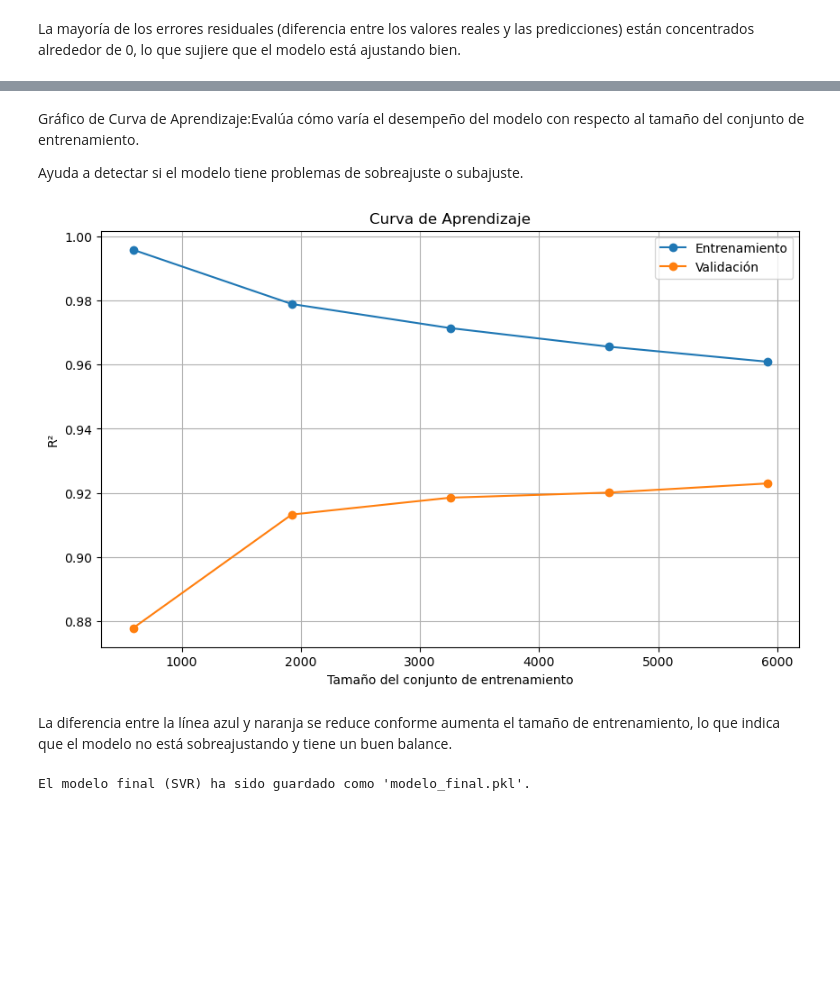
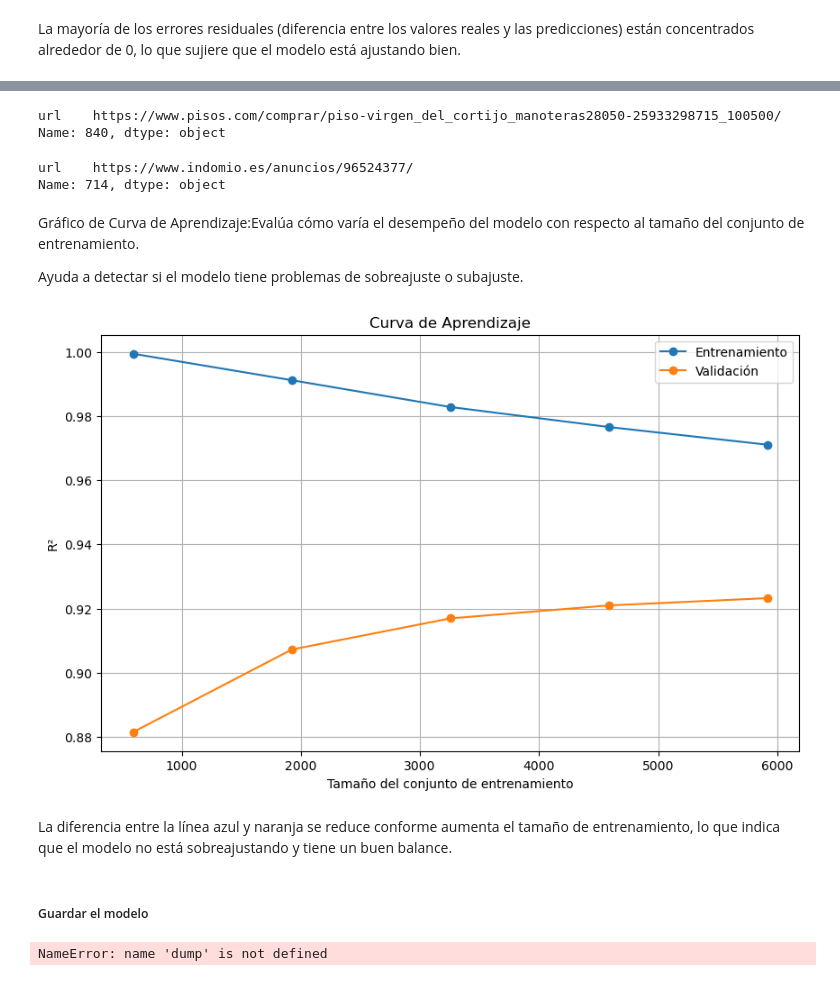
Before and after one commit to avaquerocastro/precios-de-vivienda-madrid, a Jupyter notebook: codigo/04-modelos/modelo_prediccion_precio_viviendas_Madrid0.92 .ipynb, the cells around one changed output, grey strips where cells are left out. Drawn from its saved outputs; the diff is of its cells as text; code cells hidden in the pictures; blank space fills up the shorter version.

```diff
--- a/codigo/04-modelos/modelo_prediccion_precio_viviendas_Madrid0.92 .ipynb
+++ b/codigo/04-modelos/modelo_prediccion_precio_viviendas_Madrid0.92 .ipynb
@@ -475,7 +434,29 @@ Salidas:
 # %%
 
+# Aplicar transformación logarítmica a la variable target antes de escalar
 
-#cv_results = {}
+# Aplicar logaritmo a los valores escalados
+y_train_log = np.log1p(y_train)
+y_test_log = np.log1p(y_test)
+
+# Entrenar el modelo con los valores logarítmicos
+
+
+# Normalizar características con RobustScaler
+scaler_X = RobustScaler().set_output(transform="pandas")
+X_train_scaled = scaler_X.fit_transform(X_train)
+X_test_scaled = scaler_X.transform(X_test)
+
+
+# Función para calcular el RAE
+def relative_absolute_error(y_true, y_pred):
+    abs_error = np.sum(np.abs(y_true - y_pred))
+    abs_mean_error = np.sum(np.abs(y_true - np.mean(y_true)))
+    return abs_error / abs_mean_error
+
+# Diccionarios para almacenar resultados
+metrics = {}
+cv_results = {}
 feature_importance_dict = {}
 random_search_output = list()
 best_estimators = {}
@@ -488,14 +469,19 @@ for name, info in models_params.items():
 
     # RandomizedSearchCV
     random_search = RandomizedSearchCV(
-        model, param_dist, cv=4, n_iter=20,
-        scoring="r2", random_state=42, n_jobs=-1, return_train_score=True,verbose=1,refit=True
+        model, param_dist, cv=4, n_iter=30,
+        scoring="r2", random_state=42, n_jobs=-1, return_train_score=True, verbose=1, refit=True
     )
-    random_search.fit(X_train, y_train)
+    random_search.fit(X_train_scaled, y_train_log)
+
     # Resultados del Random Search
     df_output = pd.DataFrame(random_search.cv_results_)
     df_output['regressor'] = name
     random_search_output.append(df_output)
-     # Modelo re-entrenado con los hiperparámetros óptimos
+
+    # Modelo re-entrenado con los hiperparámetros óptimos
     best_estimators[name] = random_search.best_estimator_
+
+    # Predicciones en conjunto de test
+    y_pred_log= random_search.best_estimator_.predict(X_test_scaled)
 # %% [output]
@@ -869,38 +831,58 @@ X_fallos_original = scaler.inverse_transform(X_test.loc[errores_mayores_indices]
+# %%
+fila= df_ids.iloc[840]
+print(fila)
+# %% [output]
+url    https://www.pisos.com/comprar/piso-virgen_del_cortijo_manoteras28050-25933298715_100500/
+Name: 840, dtype: object
+# %%
+fila= df_ids.iloc[714]
+print(fila)
+# %% [output]
+url    https://www.indomio.es/anuncios/96524377/
+Name: 714, dtype: object
 # %% [markdown]
 Gráfico de Curva de Aprendizaje:Evalúa cómo varía el desempeño del modelo con respecto al tamaño del conjunto de entrenamiento.
 
 Ayuda a detectar si el modelo tiene problemas de sobreajuste o subajuste.
 # %%
-from sklearn.model_selection import learning_curve
+
 
 train_sizes, train_scores, test_scores = learning_curve(
-    best_model, X_train, y_train, cv=4, scoring="r2", n_jobs=-1
+    best_model, X_train_scaled, y_train_log, cv=4, scoring="r2", n_jobs=-1
 )
 train_scores_mean = train_scores.mean(axis=1)
 test_scores_mean = test_scores.mean(axis=1)
 
 plt.figure(figsize=(10, 6))
 plt.plot(train_sizes, train_scores_mean, label="Entrenamiento", marker="o")
 plt.plot(train_sizes, test_scores_mean, label="Validación", marker="o")
 plt.title("Curva de Aprendizaje")
 plt.xlabel("Tamaño del conjunto de entrenamiento")
 plt.ylabel("R²")
 plt.legend()
 plt.grid()
 plt.show()
 # %% [output]
-[figure, old version]
+[figure, new version]
 # %% [markdown]
 La diferencia entre la línea azul y naranja se reduce conforme aumenta el tamaño de entrenamiento, lo que indica que el modelo no está sobreajustando y tiene un buen balance.
+# %% [markdown]
+##### Guardar el modelo
 # %%
 
 
-# 5. Guardar el mejor modelo (según R² en test)
-best_model_name = df_metrics.index[0]
-best_model = models_params[best_model_name]["model"]
-final_model = best_model.fit(X_train, y_train)
+# 5. Guardar el mejor modelo y el scaler
+
+
+dump(scaler_X, 'scaler_X.pkl')
+
+final_model = best_model.fit(X_train_scaled, y_train_log)
 with open("modelo_final.pkl", "wb") as f:
     pickle.dump(final_model, f)
-print(f"\nEl modelo final ({best_model_name}) ha sido guardado como 'modelo_final.pkl'.")
+    # Guardar ambos escaladores
+
+
+
+print(f"\nEl modelo final ha sido guardado como 'modelo_final.pkl'.")
 # %% [output]
-El modelo final (SVR) ha sido guardado como 'modelo_final.pkl'.
+NameError: name 'dump' is not defined
```
Also changed, not shown: parts of 65 cells of this notebook, 12 other files.
